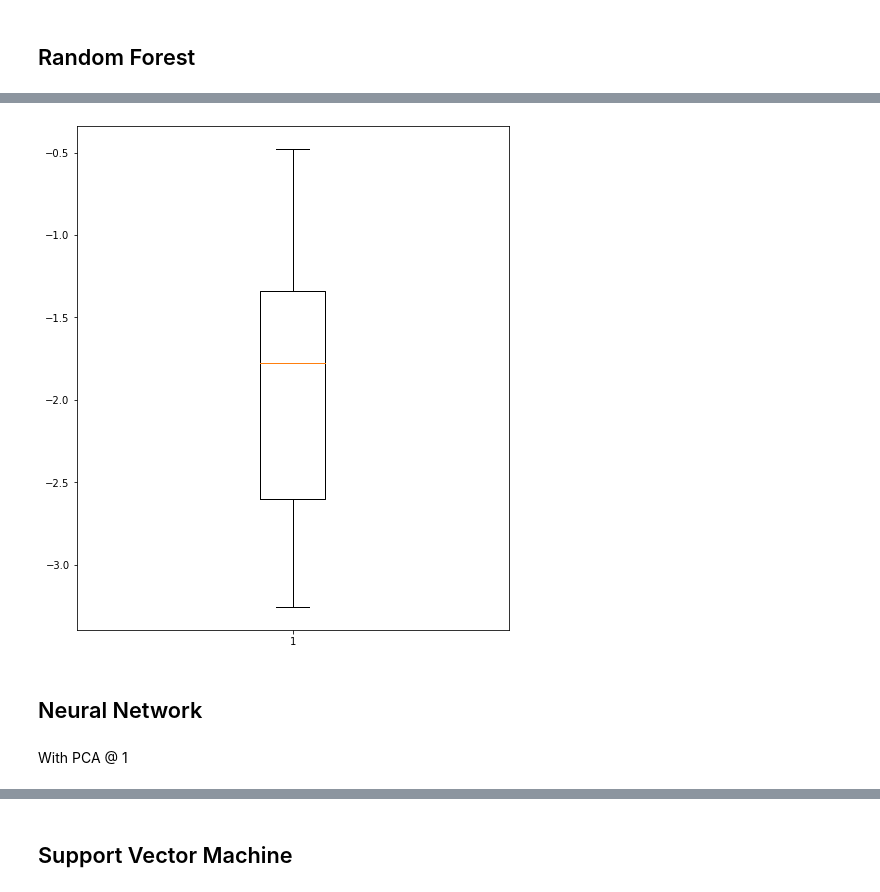
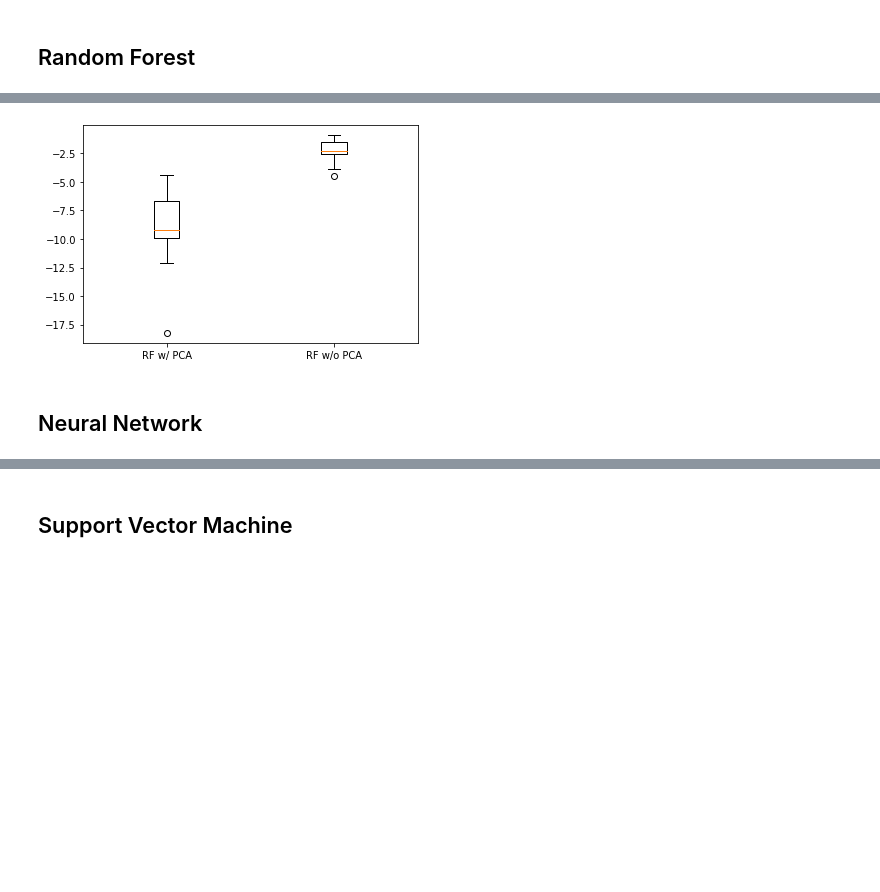
Before and after one commit to Dodecahedrane/COMP-2002-Assignment, a Jupyter notebook: Assignment Notebook.ipynb, the cells around one changed output, grey strips where cells are left out. Cells and saved outputs as stored; diff of their text form; code cells hidden in the pictures; blank space fills up the shorter version.

```diff
--- a/Assignment Notebook.ipynb
+++ b/Assignment Notebook.ipynb
@@ -202,12 +189,18 @@ rf_cvs_noPCA = cross_val_score(rf, trainInputsScaledNoPCA, trainTargets, cv=20,
-# %%
-fig = plt.figure(figsize =(6, 7))
-ax = fig.add_axes([0, 0, 1, 1])
-bp = ax.boxplot(rf_cvs_noPCA)
-plt.show()
-# %% [output]
-[figure, removed]
+# %%
+rf = RandomForestRegressor()
+rfCvPCA = cross_val_score(rf, trainInputsScaled, trainTargets, cv=20, scoring='neg_mean_squared_error')
+# %%
+rf = RandomForestRegressor()
+rfCvNoPCA = cross_val_score(rf, trainInputsScaledNoPCA, trainTargets, cv=20, scoring='neg_mean_squared_error')
+# %%
+rfResults = {"RF w/ PCA": rfCvPCA, "RF w/o PCA": rfCvNoPCA}
+# %%
+fig, ax = plt.subplots()
+ax.boxplot(rfResults.values())
+ax.set_xticklabels(rfResults.keys())
+plt.show()
+# %% [output]
+[figure, added]
 # %% [markdown]
 ## Neural Network
-# %% [markdown]
-With PCA @ 1
 # %%
```
Also changed, not shown: parts of 24 cells of this notebook.
